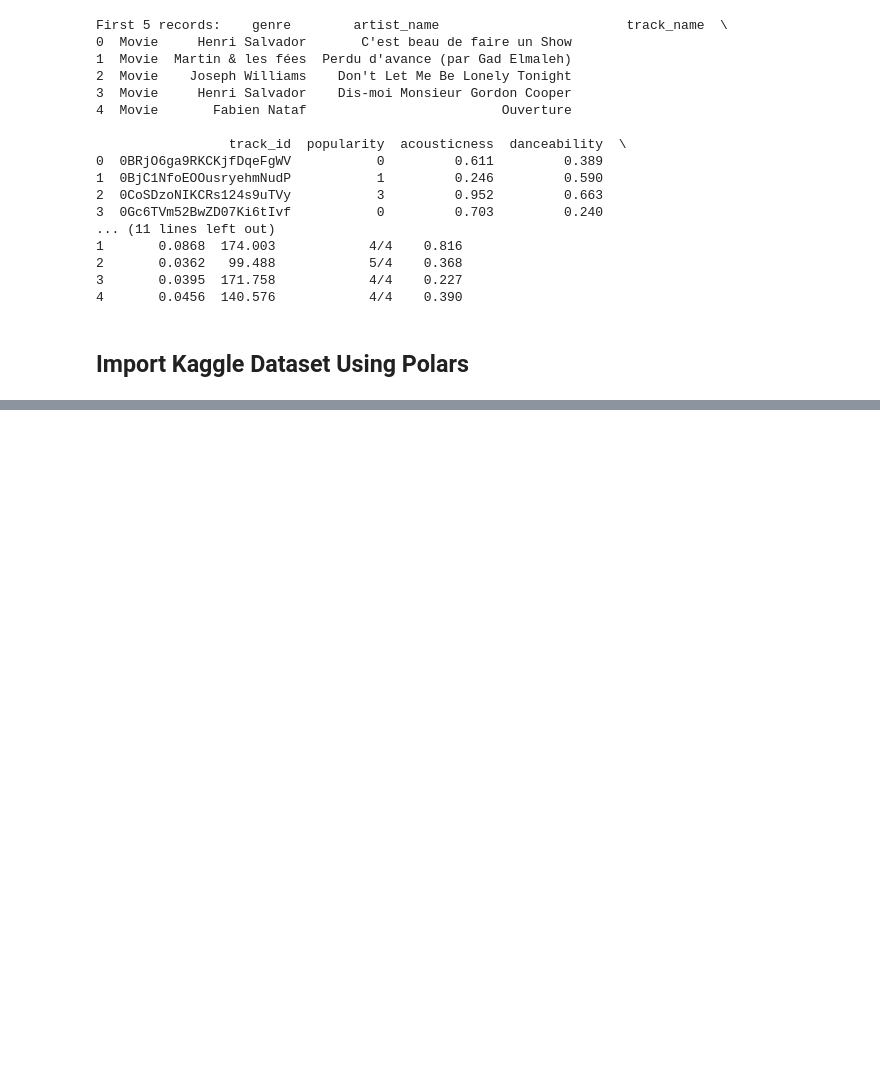
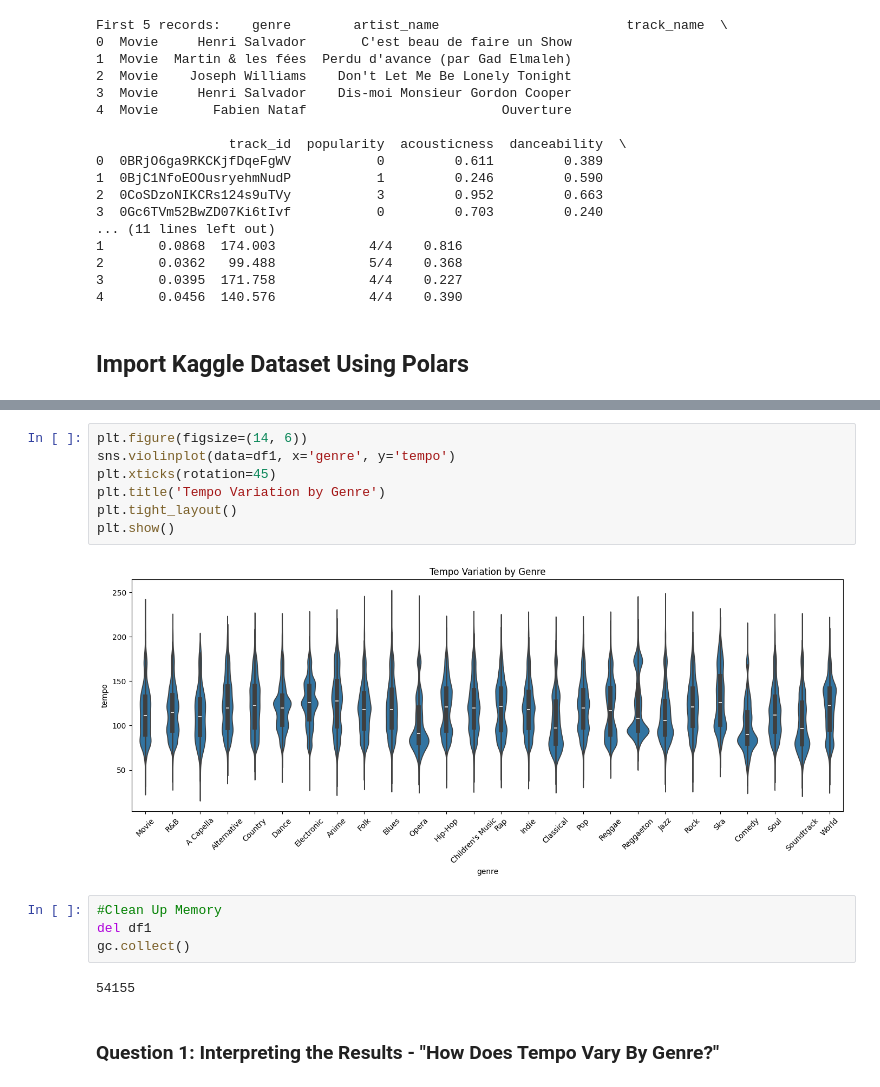
Before and after one commit to Njivory10/spotify-data-project, a Jupyter notebook: src/Spotify_Data_Exploration.ipynb, the cells around one changed output, grey strips where cells are left out. Saved outputs shown, nothing was run; the diff lists cells and outputs as text; blank space fills up the shorter version.

```diff
--- a/src/Spotify_Data_Exploration.ipynb
+++ b/src/Spotify_Data_Exploration.ipynb
@@ -112,0 +193,17 @@ print("First 5 records:", lf.collect().head())
+# %%
+plt.figure(figsize=(14, 6))
+sns.violinplot(data=df1, x='genre', y='tempo')
+plt.xticks(rotation=45)
+plt.title('Tempo Variation by Genre')
+plt.tight_layout()
+plt.show()
+# %% [output]
+[figure, added]
+# %%
+#Clean Up Memory
+del df1
+gc.collect()
+# %% [output]
+54155
+# %% [markdown]
+### Question 1: Interpreting the Results - "How Does Tempo Vary By Genre?"
```
Also changed, not shown: parts of 22 cells of this notebook, 1 other file.
